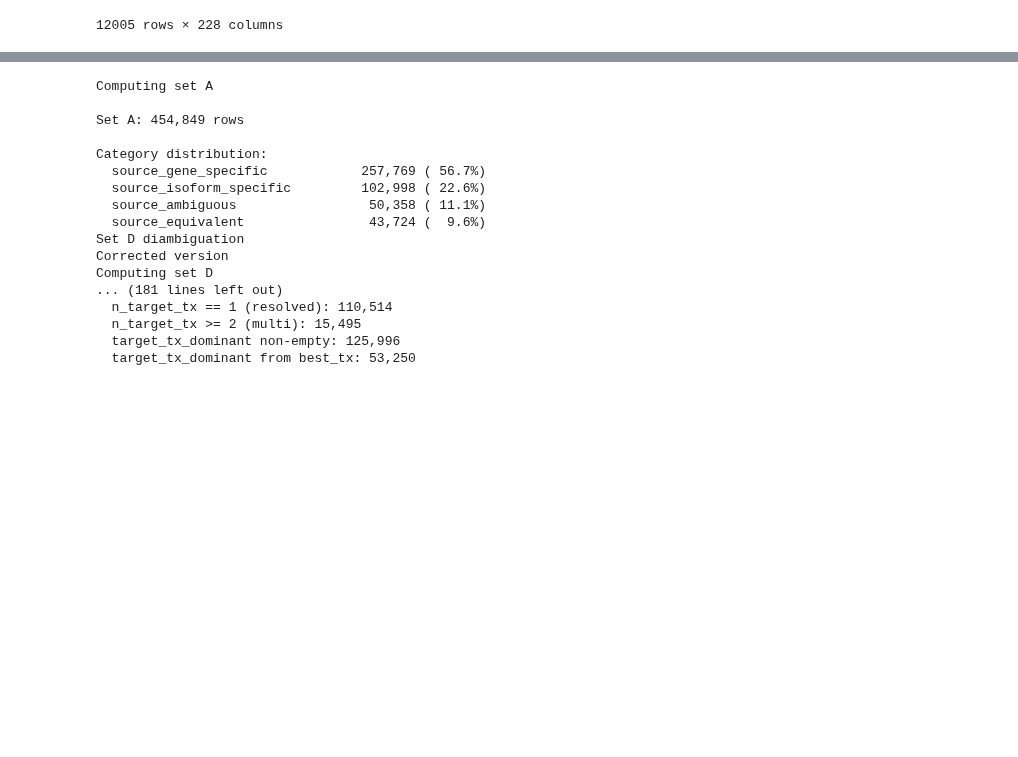
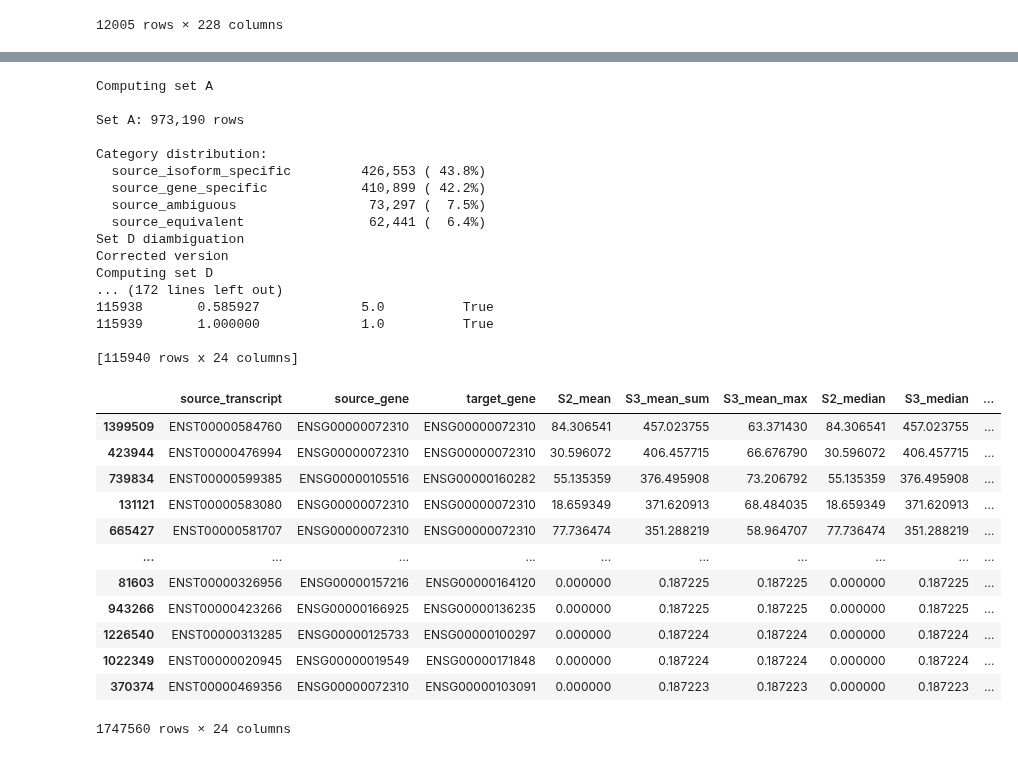
Before and after one commit to bionetslab/alternet, a Jupyter notebook: src/alternet/tutorials/alternettwo_tutorial.ipynb, the cells around one changed output, grey strips where cells are left out. Saved outputs shown, nothing was run; the diff lists cells and outputs as text; code cells hidden in the pictures; blank space fills up the shorter version.

```diff
--- a/src/alternet/tutorials/alternettwo_tutorial.ipynb
+++ b/src/alternet/tutorials/alternettwo_tutorial.ipynb
@@ -169,20 +194,36 @@ from alternet.alternet import *
 # %%
-alternet_obj21 = Alternet(canonical_grn, as_source_grn, fully_as_grn, transcript_data, regulator_list,  'gene_id', 'transcript_id')
+alternet_obj21 = Alternet(canonical_grn, as_source_grn, fully_as_grn, transcript_data, regulator_list, tx_to_regtype , 'gene_id', 'transcript_id', min_frequency=1)
 # %% [output]
 Computing set A
 
-Set A: 454,849 rows
+Set A: 973,190 rows
 
 Category distribution:
-  source_gene_specific            257,769 ( 56.7%)
-  source_isoform_specific         102,998 ( 22.6%)
-  source_ambiguous                 50,358 ( 11.1%)
-  source_equivalent                43,724 (  9.6%)
+  source_isoform_specific         426,553 ( 43.8%)
+  source_gene_specific            410,899 ( 42.2%)
+  source_ambiguous                 73,297 (  7.5%)
+  source_equivalent                62,441 (  6.4%)
 Set D diambiguation
 Corrected version
 Computing set D
-... (181 lines left out)
-  n_target_tx == 1 (resolved): 110,514
-  n_target_tx >= 2 (multi): 15,495
-  target_tx_dominant non-empty: 125,996
-  target_tx_dominant from best_tx: 53,250
+... (172 lines left out)
+115938       0.585927             5.0          True
+115939       1.000000             1.0          True
+
+[115940 rows x 24 columns]
+# %%
+alternet_obj21.set_b
+# %% [output]
+|  | source_transcript | source_gene | target_gene | S2_mean | S3_mean_sum | S3_mean_max | S2_median | S3_median | ... |
+| 1399509 | ENST00000584760 | ENSG00000072310 | ENSG00000072310 | 84.306541 | 457.023755 | 63.371430 | 84.306541 | 457.023755 | ... |
+| 423944 | ENST00000476994 | ENSG00000072310 | ENSG00000072310 | 30.596072 | 406.457715 | 66.676790 | 30.596072 | 406.457715 | ... |
+| 739834 | ENST00000599385 | ENSG00000105516 | ENSG00000160282 | 55.135359 | 376.495908 | 73.206792 | 55.135359 | 376.495908 | ... |
+| 131121 | ENST00000583080 | ENSG00000072310 | ENSG00000072310 | 18.659349 | 371.620913 | 68.484035 | 18.659349 | 371.620913 | ... |
+| 665427 | ENST00000581707 | ENSG00000072310 | ENSG00000072310 | 77.736474 | 351.288219 | 58.964707 | 77.736474 | 351.288219 | ... |
+| ... | ... | ... | ... | ... | ... | ... | ... | ... | ... |
+| 81603 | ENST00000326956 | ENSG00000157216 | ENSG00000164120 | 0.000000 | 0.187225 | 0.187225 | 0.000000 | 0.187225 | ... |
+| 943266 | ENST00000423266 | ENSG00000166925 | ENSG00000136235 | 0.000000 | 0.187225 | 0.187225 | 0.000000 | 0.187225 | ... |
+| 1226540 | ENST00000313285 | ENSG00000125733 | ENSG00000100297 | 0.000000 | 0.187224 | 0.187224 | 0.000000 | 0.187224 | ... |
+| 1022349 | ENST00000020945 | ENSG00000019549 | ENSG00000171848 | 0.000000 | 0.187224 | 0.187224 | 0.000000 | 0.187224 | ... |
+| 370374 | ENST00000469356 | ENSG00000072310 | ENSG00000103091 | 0.000000 | 0.187223 | 0.187223 | 0.000000 | 0.187223 | ... |
+1747560 rows × 24 columns
```
Also changed, not shown: parts of 26 cells of this notebook, 6 other files.
